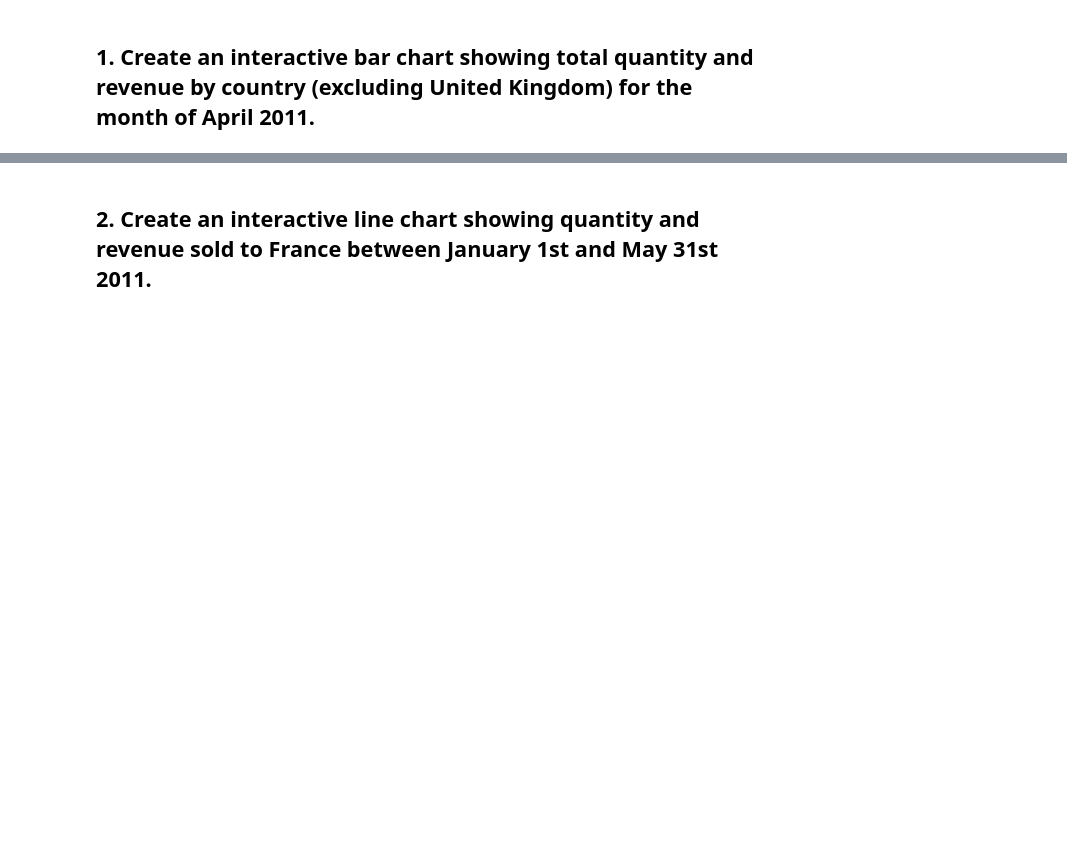
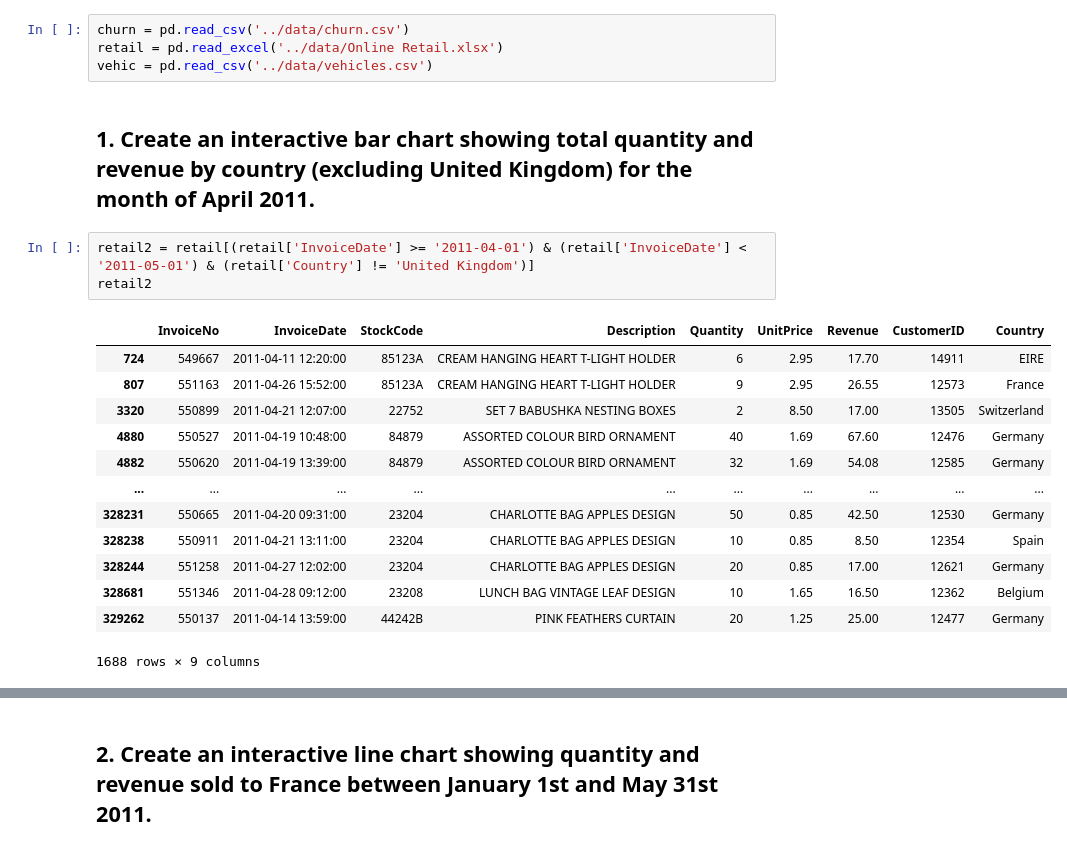
Before and after one commit to Ironhack-Data-Madrid-Octubre-2023/5.2-lab_interactive_visualization, a Jupyter notebook: your-code/main.ipynb, the cells around one changed output, grey strips where cells are left out. Saved outputs shown, nothing was run; the diff lists cells and outputs as text; blank space fills up the shorter version.

```diff
--- a/your-code/main.ipynb
+++ b/your-code/main.ipynb
@@ -11,3 +11,24 @@ from ipywidgets import interact
 cf.go_offline()
+# %%
+churn = pd.read_csv('../data/churn.csv')
+retail = pd.read_excel('../data/Online Retail.xlsx')
+vehic = pd.read_csv('../data/vehicles.csv')
 # %% [markdown]
 ## 1. Create an interactive bar chart showing total quantity and revenue by country (excluding United Kingdom) for the month of April 2011.
+# %%
+retail2 = retail[(retail['InvoiceDate'] >= '2011-04-01') & (retail['InvoiceDate'] < '2011-05-01') & (retail['Country'] != 'United Kingdom')]
+retail2
+# %% [output]
+|  | InvoiceNo | InvoiceDate | StockCode | Description | Quantity | UnitPrice | Revenue | CustomerID | Country |
+| 724 | 549667 | 2011-04-11 12:20:00 | 85123A | CREAM HANGING HEART T-LIGHT HOLDER | 6 | 2.95 | 17.70 | 14911 | EIRE |
+| 807 | 551163 | 2011-04-26 15:52:00 | 85123A | CREAM HANGING HEART T-LIGHT HOLDER | 9 | 2.95 | 26.55 | 12573 | France |
+| 3320 | 550899 | 2011-04-21 12:07:00 | 22752 | SET 7 BABUSHKA NESTING BOXES | 2 | 8.50 | 17.00 | 13505 | Switzerland |
+| 4880 | 550527 | 2011-04-19 10:48:00 | 84879 | ASSORTED COLOUR BIRD ORNAMENT | 40 | 1.69 | 67.60 | 12476 | Germany |
+| 4882 | 550620 | 2011-04-19 13:39:00 | 84879 | ASSORTED COLOUR BIRD ORNAMENT | 32 | 1.69 | 54.08 | 12585 | Germany |
+| ... | ... | ... | ... | ... | ... | ... | ... | ... | ... |
+| 328231 | 550665 | 2011-04-20 09:31:00 | 23204 | CHARLOTTE BAG APPLES DESIGN | 50 | 0.85 | 42.50 | 12530 | Germany |
+| 328238 | 550911 | 2011-04-21 13:11:00 | 23204 | CHARLOTTE BAG APPLES DESIGN | 10 | 0.85 | 8.50 | 12354 | Spain |
+| 328244 | 551258 | 2011-04-27 12:02:00 | 23204 | CHARLOTTE BAG APPLES DESIGN | 20 | 0.85 | 17.00 | 12621 | Germany |
+| 328681 | 551346 | 2011-04-28 09:12:00 | 23208 | LUNCH BAG VINTAGE LEAF DESIGN | 10 | 1.65 | 16.50 | 12362 | Belgium |
+| 329262 | 550137 | 2011-04-14 13:59:00 | 44242B | PINK FEATHERS CURTAIN | 20 | 1.25 | 25.00 | 12477 | Germany |
+1688 rows × 9 columns
```
Also changed, not shown: parts of 12 cells of this notebook, 1 other file.
